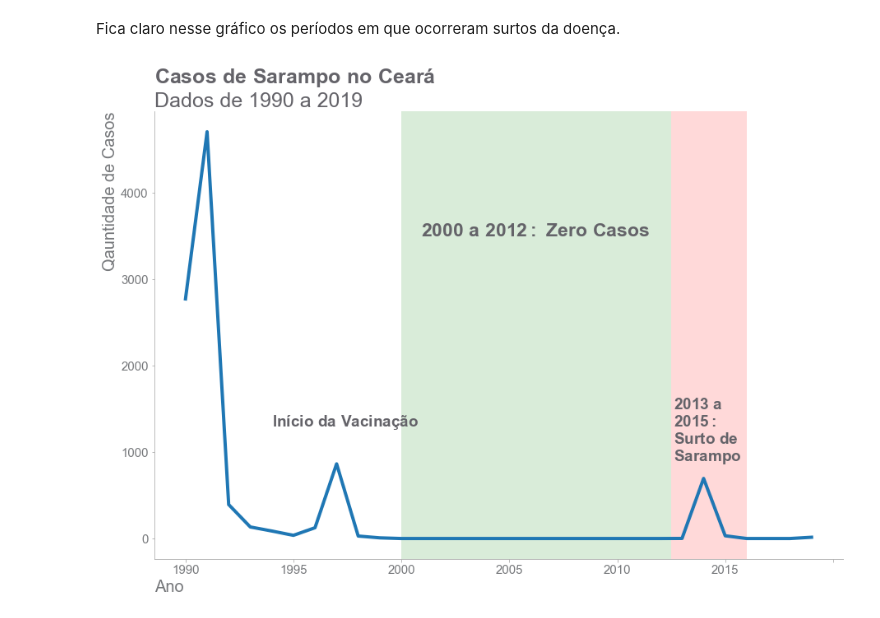
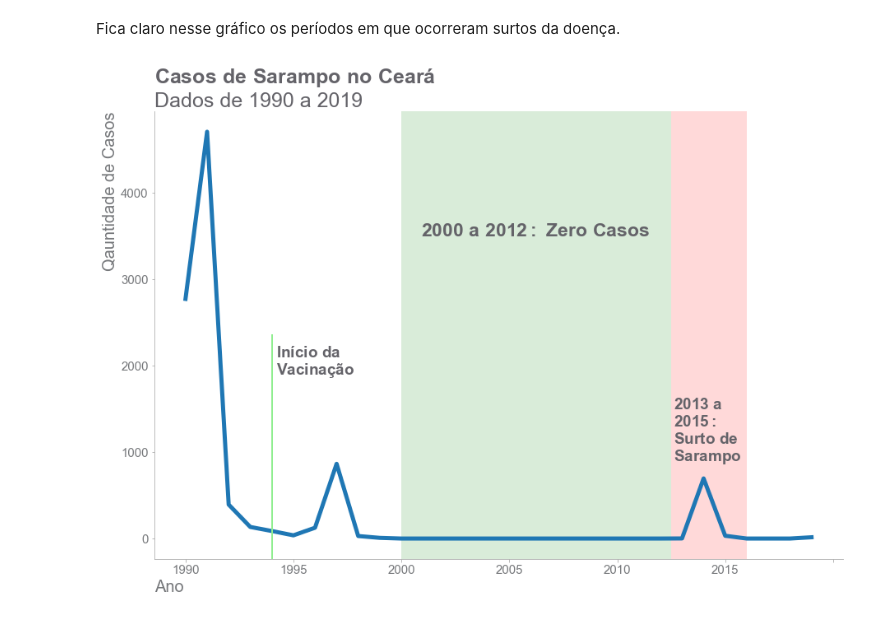
Before and after one commit to diascarolina/vacinacao-geral-no-brasil, a Jupyter notebook: notebooks/sarampo.ipynb, the cells around one changed output. Drawn from its saved outputs; the diff is of its cells as text; code cells hidden in the pictures.

```diff
--- a/notebooks/sarampo.ipynb
+++ b/notebooks/sarampo.ipynb
@@ -83,33 +83,34 @@ plt.show()
 # %% [markdown]
 Fica claro nesse gráfico os períodos em que ocorreram surtos da doença.
 # %%
-ax = casos_sarampo.loc['Ceará'].T.plot(figsize = (15, 10), linewidth = 4)
+ax = casos_sarampo.loc['Ceará'].T.plot(figsize = (15, 10), linewidth = 5)
 ax.tick_params(color = 'darkgrey', bottom = 'off')
 ax.spines['bottom'].set_color('darkgrey')
 ax.spines['left'].set_color('darkgrey')
 sns.despine()
 
 for i in ax.get_yticklabels() + ax.get_xticklabels():
     i.set_fontsize(15)
     i.set_color(GRAY5)
 
 plt.title('$\\bf{Casos\ de\ Sarampo\ no\ Ceará}$\nDados de 1990 a 2019',
           loc = 'left', fontsize = 25, color = GRAY4)
 plt.ylabel('Qauntidade de Casos', loc = 'top', fontsize = 20, color = GRAY5)
 plt.xlabel('Ano', loc = 'left', fontsize = 20, color = GRAY5)
 
-plt.text(4, 1300, '$\\bf{Início\ da\ Vacinação}$', fontsize = 19, color = GRAY4)
+plt.axvline(x = 4, ymax = 0.5, color = 'lightgreen', linewidth = 2)
+plt.text(4.2, 2100, '$\\bf{Início\ da}$', fontsize = 19, color = GRAY4)
+plt.text(4.2, 1900, '$\\bf{Vacinação}$', fontsize = 19, color = GRAY4)
 
 plt.axvspan(10, 22.5, facecolor = 'g', alpha = 0.15)
 plt.text(10.9, 3500, '$\\bf{2000\ a\ 2012:\ Zero\ Casos}$', fontsize = 23, color = GRAY4)
 
 plt.axvspan(22.5, 26, facecolor = 'r', alpha = 0.15)
 plt.text(22.6, 1500, '$\\bf{2013\ a}$', fontsize = 19, color = GRAY4)
 plt.text(22.6, 1300, '$\\bf{2015:}$', fontsize = 19, color = GRAY4)
 plt.text(22.6, 1100, '$\\bf{Surto\ de}$', fontsize = 19, color = GRAY4)
 plt.text(22.6, 900, '$\\bf{Sarampo}$', fontsize = 19, color = GRAY4)
 
-
 plt.show()
 # %% [output]
-[figure, old version]
+[figure, new version]
```
